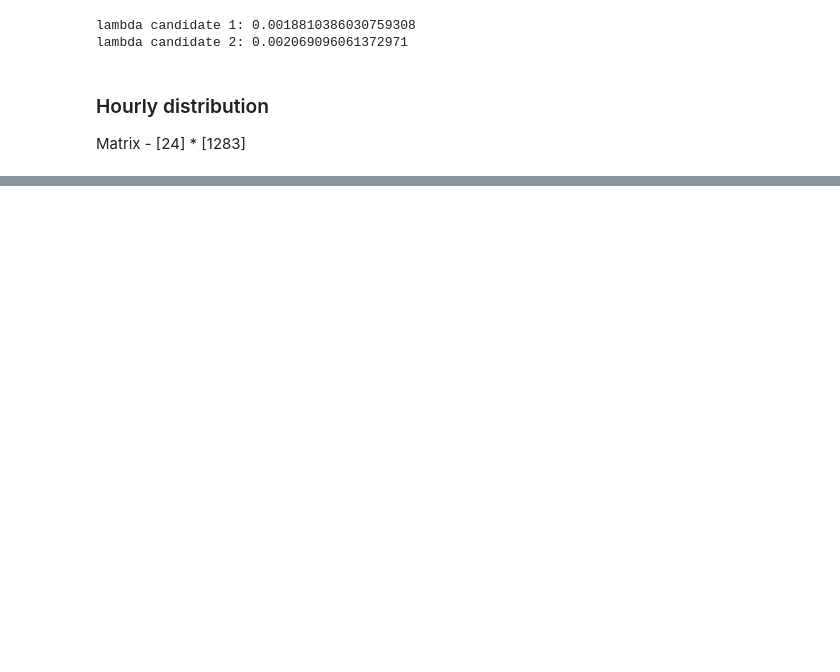
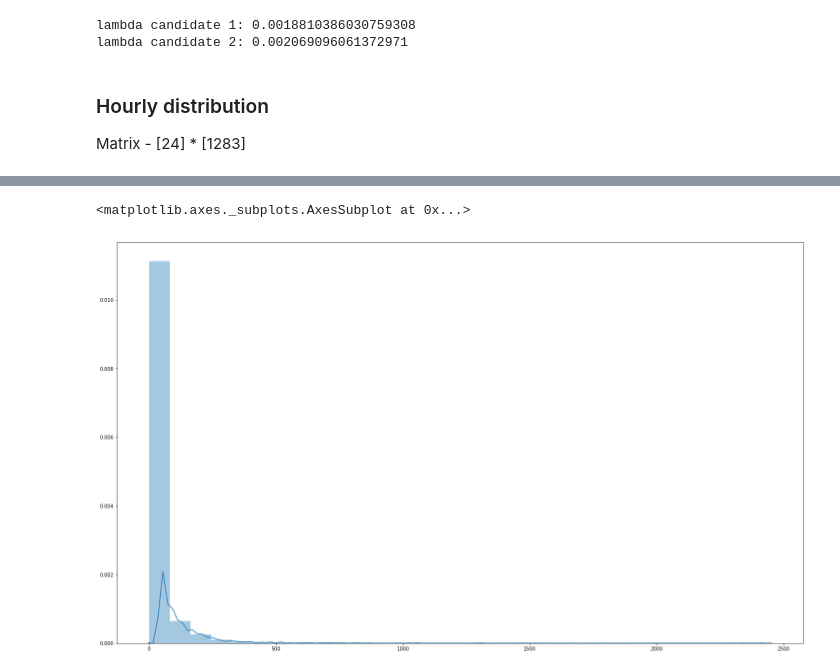
Before and after one commit to Heronalps/STOIC, a Jupyter notebook: jupyter/Image_Timestamp_Analysis.ipynb, the cells around one changed output, grey strips where cells are left out. Cells and saved outputs as stored; diff of their text form; code cells hidden in the pictures; blank space fills up the shorter version.

```diff
--- a/jupyter/Image_Timestamp_Analysis.ipynb
+++ b/jupyter/Image_Timestamp_Analysis.ipynb
@@ -240,0 +237,5 @@ math.ceil(length / 86400)
+# %%
+row = hourly_matrix_effect.shape[0]
+col = hourly_matrix_effect.shape[1]
+
+hourly_distri = hourly_matrix_effect.reshape(row * col).tolist()
@@ -240,0 +251,6 @@ math.ceil(length / 86400)
+# %%
+plt.figure(figsize=(25, 15))
+sns.distplot(hourly_distri, hist=True, bins=int(30))
+# %% [output]
+<matplotlib.axes._subplots.AxesSubplot at 0x...>
+[figure, added]
```
Also changed, not shown: parts of 29 cells of this notebook, 3 other files.
